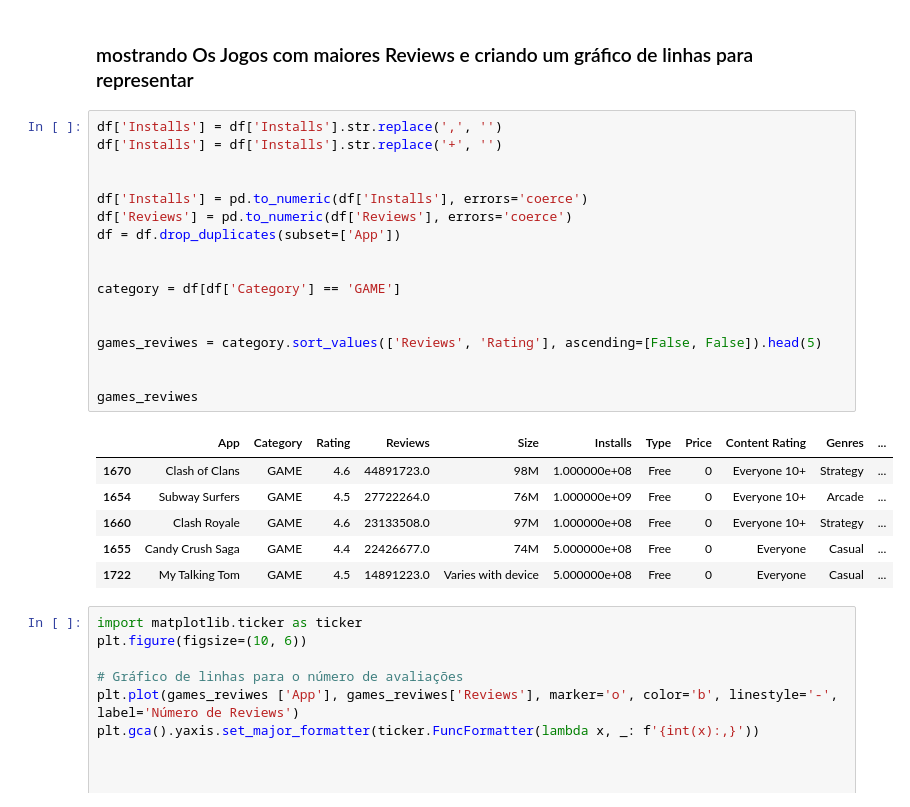
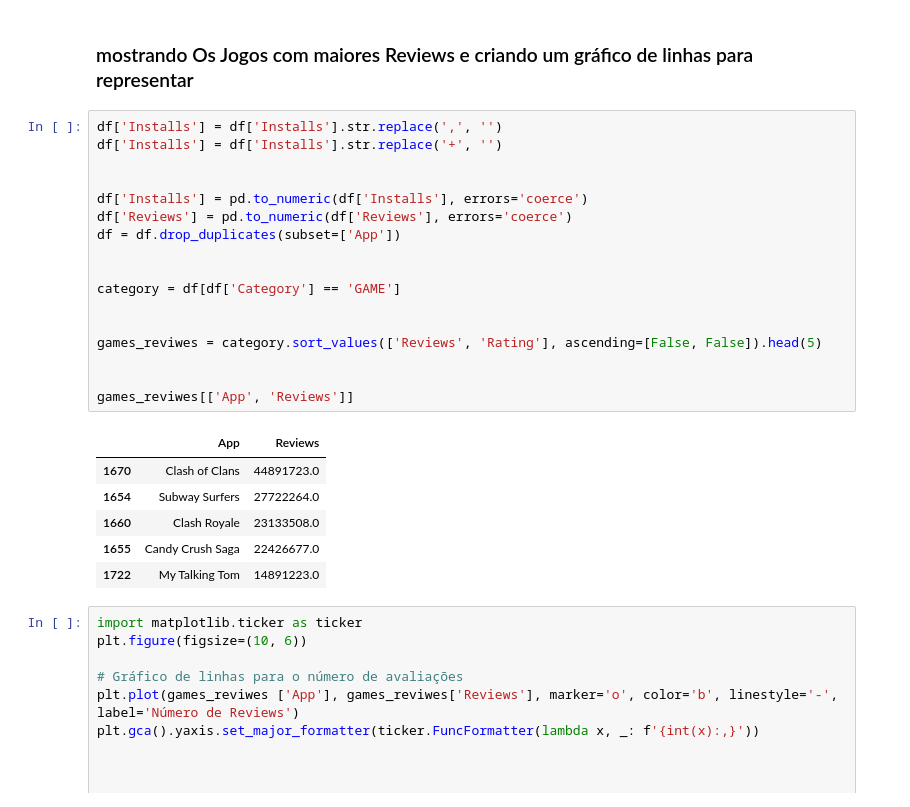
Before and after one commit to NunesSantos0101/PB-MATEUS-NUNES, a Jupyter notebook: sprint_3/desafio/actorsExercicio.ipynb, the cells around one changed output. Saved outputs shown, nothing was run; the diff lists cells and outputs as text.

```diff
--- a/sprint_3/desafio/actorsExercicio.ipynb
+++ b/sprint_3/desafio/actorsExercicio.ipynb
@@ -188,27 +188,27 @@ plt.show()
 # %%
 df['Installs'] = df['Installs'].str.replace(',', '')
 df['Installs'] = df['Installs'].str.replace('+', '')
 
 
 df['Installs'] = pd.to_numeric(df['Installs'], errors='coerce')
 df['Reviews'] = pd.to_numeric(df['Reviews'], errors='coerce')
 df = df.drop_duplicates(subset=['App'])
 
 
 category = df[df['Category'] == 'GAME']
 
 
 games_reviwes = category.sort_values(['Reviews', 'Rating'], ascending=[False, False]).head(5)
 
 
-games_reviwes
+games_reviwes[['App', 'Reviews']]
 # %% [output]
-|  | App | Category | Rating | Reviews | Size | Installs | Type | Price | Content Rating | Genres | ... |
-| 1670 | Clash of Clans | GAME | 4.6 | 44891723.0 | 98M | 1.000000e+08 | Free | 0 | Everyone 10+ | Strategy | ... |
-| 1654 | Subway Surfers | GAME | 4.5 | 27722264.0 | 76M | 1.000000e+09 | Free | 0 | Everyone 10+ | Arcade | ... |
-| 1660 | Clash Royale | GAME | 4.6 | 23133508.0 | 97M | 1.000000e+08 | Free | 0 | Everyone 10+ | Strategy | ... |
-| 1655 | Candy Crush Saga | GAME | 4.4 | 22426677.0 | 74M | 5.000000e+08 | Free | 0 | Everyone | Casual | ... |
-| 1722 | My Talking Tom | GAME | 4.5 | 14891223.0 | Varies with device | 5.000000e+08 | Free | 0 | Everyone | Casual | ... |
+|  | App | Reviews |
+| 1670 | Clash of Clans | 44891723.0 |
+| 1654 | Subway Surfers | 27722264.0 |
+| 1660 | Clash Royale | 23133508.0 |
+| 1655 | Candy Crush Saga | 22426677.0 |
+| 1722 | My Talking Tom | 14891223.0 |
 # %%
 import matplotlib.ticker as ticker
 plt.figure(figsize=(10, 6))
```
Also changed, not shown: 2 other files.
